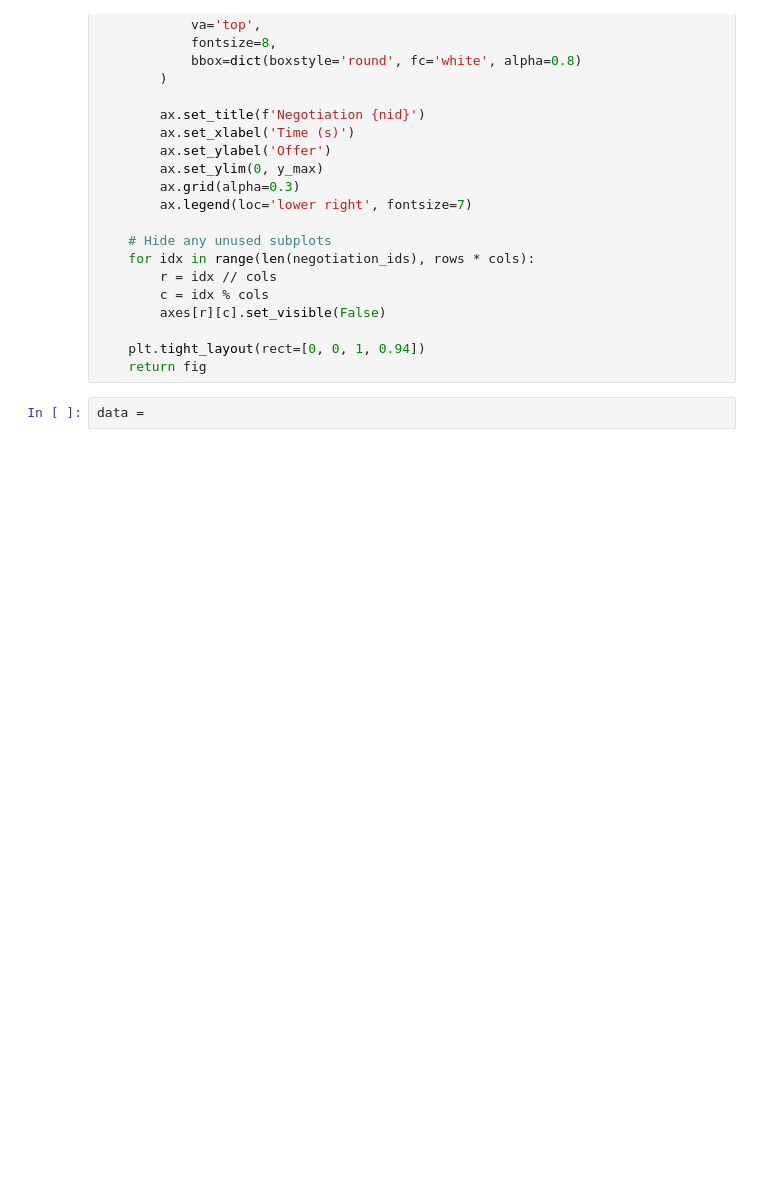
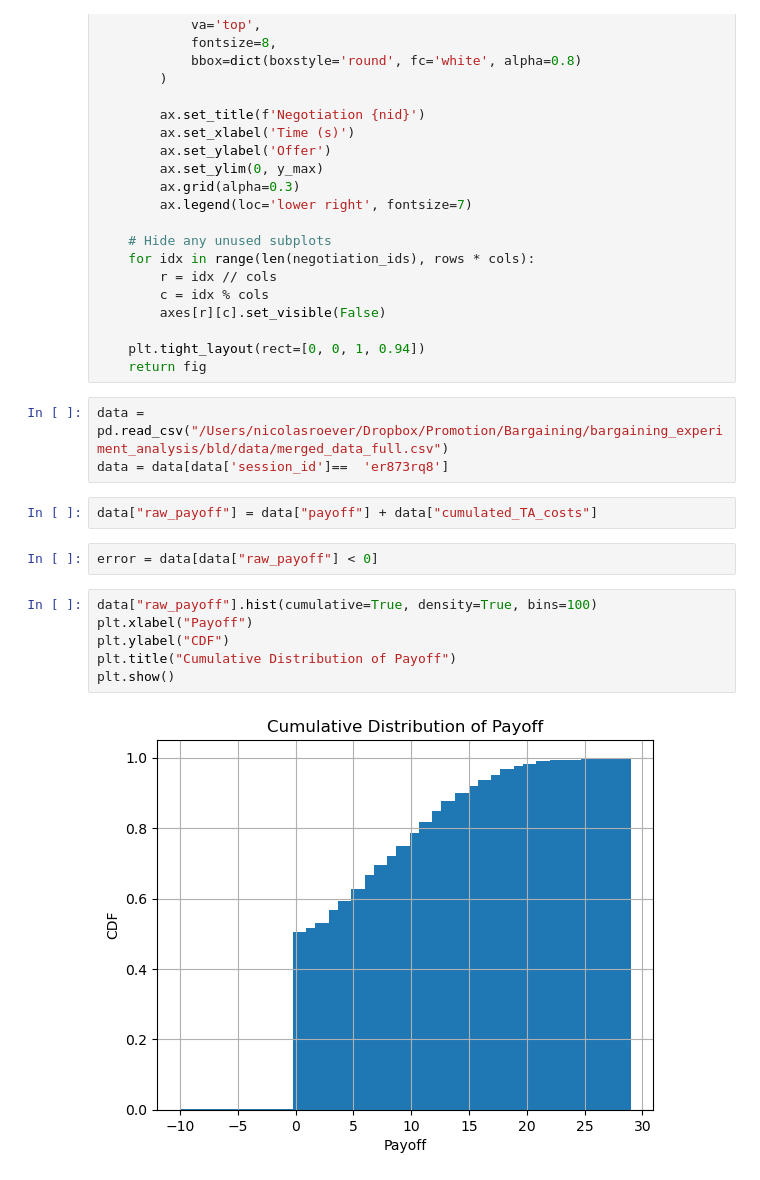
Before and after one commit to NicolasRoever/bargaining_experiment_analysis, a Jupyter notebook: src/bargaining_analysis/clean_data/plot_bargaining_rounds_id.ipynb, the cells around one changed output. Saved outputs shown, nothing was run; the diff lists cells and outputs as text; blank space fills up the shorter version.

Commit message:
Add 5th session.

```diff
--- a/src/bargaining_analysis/clean_data/plot_bargaining_rounds_id.ipynb
+++ b/src/bargaining_analysis/clean_data/plot_bargaining_rounds_id.ipynb
@@ -142,4 +142,17 @@ def plot_bargotiation_rounds_by_id(df_clean, negotiation_ids, max_offers=10):
     plt.tight_layout(rect=[0, 0, 1, 0.94])
     return fig
 # %%
-data =
+data = pd.read_csv("/Users/nicolasroever/Dropbox/Promotion/Bargaining/bargaining_experiment_analysis/bld/data/merged_data_full.csv")
+data = data[data['session_id']==  'er873rq8']
+# %%
+data["raw_payoff"] = data["payoff"] + data["cumulated_TA_costs"]
+# %%
+error = data[data["raw_payoff"] < 0]
+# %%
+data["raw_payoff"].hist(cumulative=True, density=True, bins=100)
+plt.xlabel("Payoff")
+plt.ylabel("CDF")
+plt.title("Cumulative Distribution of Payoff")
+plt.show()
+# %% [output]
+[figure, added]
```
Also changed, not shown: parts of 2 cells of this notebook, 11 other files.
